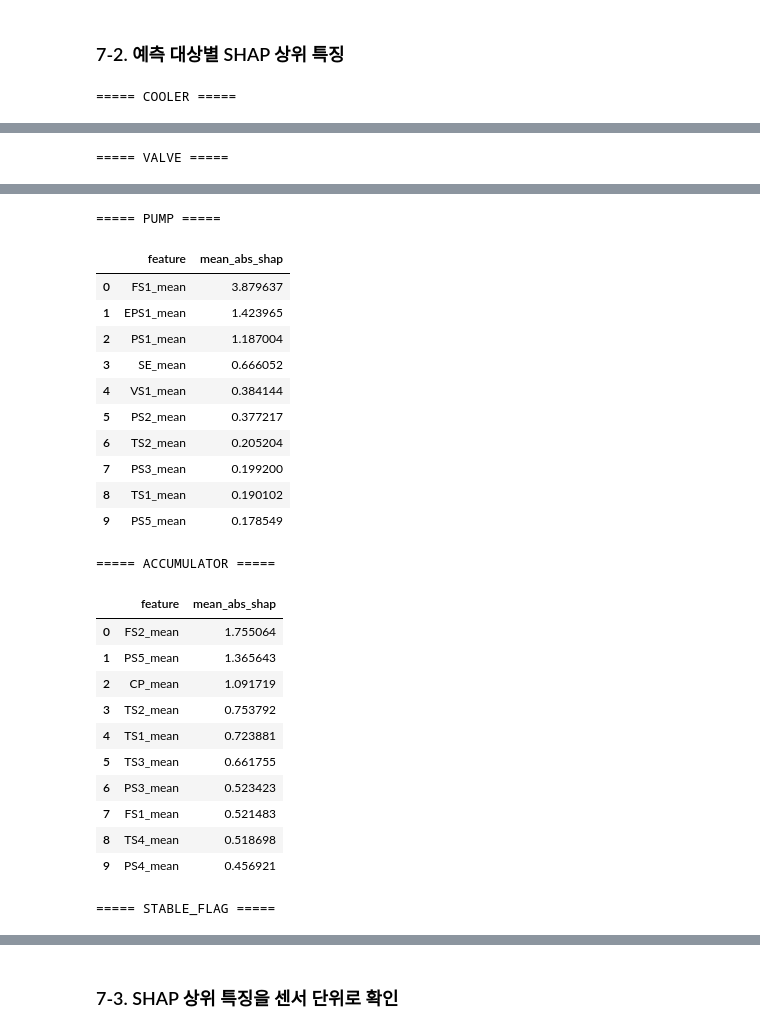
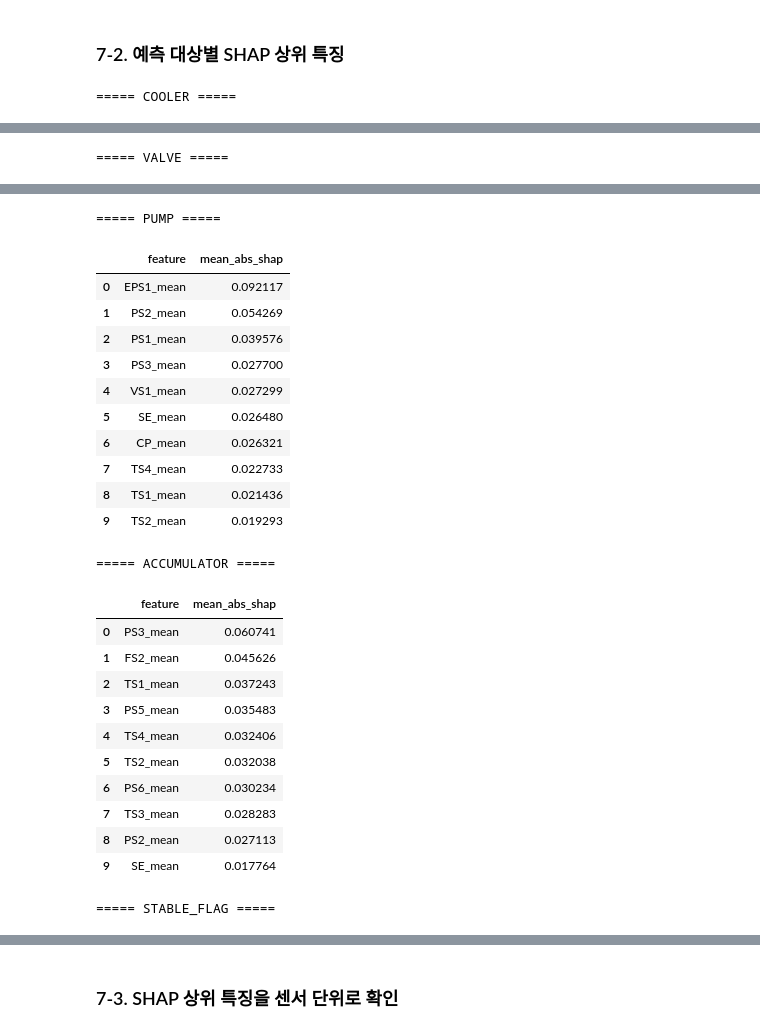
Before and after one commit to yuudong123/ai-first-project, a Jupyter notebook: notebooks/03_model_evaluation.ipynb, the cells around one changed output, grey strips where cells are left out. Drawn from its saved outputs; the diff is of its cells as text; code cells hidden in the pictures.

Commit message:
RandomForest 모델로 변경

```diff
--- a/notebooks/03_model_evaluation.ipynb
+++ b/notebooks/03_model_evaluation.ipynb
@@ -611,13 +611,13 @@ extra_compare_models = {}
 
 for component in target_order:
     X_train, y_train = get_xy(
-        features_20s,
+        features_10s,
         train_ids,
         component
     )
 
     X_val, y_val = get_xy(
-        features_20s,
+        features_10s,
         val_ids,
         component
     )
@@ -683,13 +683,13 @@ xgb_compare_models = {}
 if XGBOOST_AVAILABLE:
     for component in target_order:
         X_train, y_train = get_xy(
-            features_20s,
+            features_10s,
             train_ids,
             component
         )
 
         X_val, y_val = get_xy(
-            features_20s,
+            features_10s,
             val_ids,
             component
         )
@@ -898,11 +898,11 @@ window_features = {
 # %%
-lgb_window_results = []
-lgb_window_models = {}
+rf_window_results = []
+rf_window_models = {}
 
 for seconds, features in (
     window_features.items()
 ):
-    lgb_window_models[
+    rf_window_models[
         seconds
     ] = {}
 
@@ -919,11 +919,10 @@ for seconds, features in (
             component
         )
 
-        model = LGBMClassifier(
+        model = RandomForestClassifier(
             n_estimators=200,
             random_state=42,
-            n_jobs=-1,
-            verbosity=-1
+            n_jobs=-1
         )
 
         model.fit(
@@ -935,13 +934,13 @@ for seconds, features in (
             X_val
         )
 
-        lgb_window_models[
+        rf_window_models[
             seconds
         ][
             component
         ] = model
 
-        lgb_window_results.append({
+        rf_window_results.append({
             "window_sec":
                 seconds,
             "component":
@@ -1060,11 +1059,7 @@ print(
 # %% [markdown]
 ### 6-2. 최종 입력 시간 결정
 # %%
-if performance_ratio >= 95:
-    final_window_sec = 20
-
-else:
-    final_window_sec = 60
+final_window_sec = 10
 
 print(
     "최종 입력 시간:",
@@ -1097,7 +1096,7 @@ shap_top_features = {}
 if SHAP_AVAILABLE:
     for component in target_order:
         model = (
-            lgb_window_models[
+            rf_window_models[
                 final_window_sec
             ][
                 component
@@ -1263,26 +1262,26 @@ else:
 ===== PUMP =====
 |  | feature | mean_abs_shap |
-| 0 | FS1_mean | 3.879637 |
-| 1 | EPS1_mean | 1.423965 |
-| 2 | PS1_mean | 1.187004 |
-| 3 | SE_mean | 0.666052 |
-| 4 | VS1_mean | 0.384144 |
-| 5 | PS2_mean | 0.377217 |
-| 6 | TS2_mean | 0.205204 |
-| 7 | PS3_mean | 0.199200 |
-| 8 | TS1_mean | 0.190102 |
-| 9 | PS5_mean | 0.178549 |
+| 0 | EPS1_mean | 0.092117 |
+| 1 | PS2_mean | 0.054269 |
+| 2 | PS1_mean | 0.039576 |
+| 3 | PS3_mean | 0.027700 |
+| 4 | VS1_mean | 0.027299 |
+| 5 | SE_mean | 0.026480 |
+| 6 | CP_mean | 0.026321 |
+| 7 | TS4_mean | 0.022733 |
+| 8 | TS1_mean | 0.021436 |
+| 9 | TS2_mean | 0.019293 |
 ===== ACCUMULATOR =====
 |  | feature | mean_abs_shap |
-| 0 | FS2_mean | 1.755064 |
-| 1 | PS5_mean | 1.365643 |
-| 2 | CP_mean | 1.091719 |
-| 3 | TS2_mean | 0.753792 |
-| 4 | TS1_mean | 0.723881 |
-| 5 | TS3_mean | 0.661755 |
-| 6 | PS3_mean | 0.523423 |
-| 7 | FS1_mean | 0.521483 |
-| 8 | TS4_mean | 0.518698 |
-| 9 | PS4_mean | 0.456921 |
+| 0 | PS3_mean | 0.060741 |
+| 1 | FS2_mean | 0.045626 |
+| 2 | TS1_mean | 0.037243 |
+| 3 | PS5_mean | 0.035483 |
+| 4 | TS4_mean | 0.032406 |
+| 5 | TS2_mean | 0.032038 |
+| 6 | PS6_mean | 0.030234 |
+| 7 | TS3_mean | 0.028283 |
+| 8 | PS2_mean | 0.027113 |
+| 9 | SE_mean | 0.017764 |
 ===== STABLE_FLAG =====
 |  | feature | mean_abs_shap |
```
Also changed, not shown: parts of 32 cells of this notebook, 3 other files.
